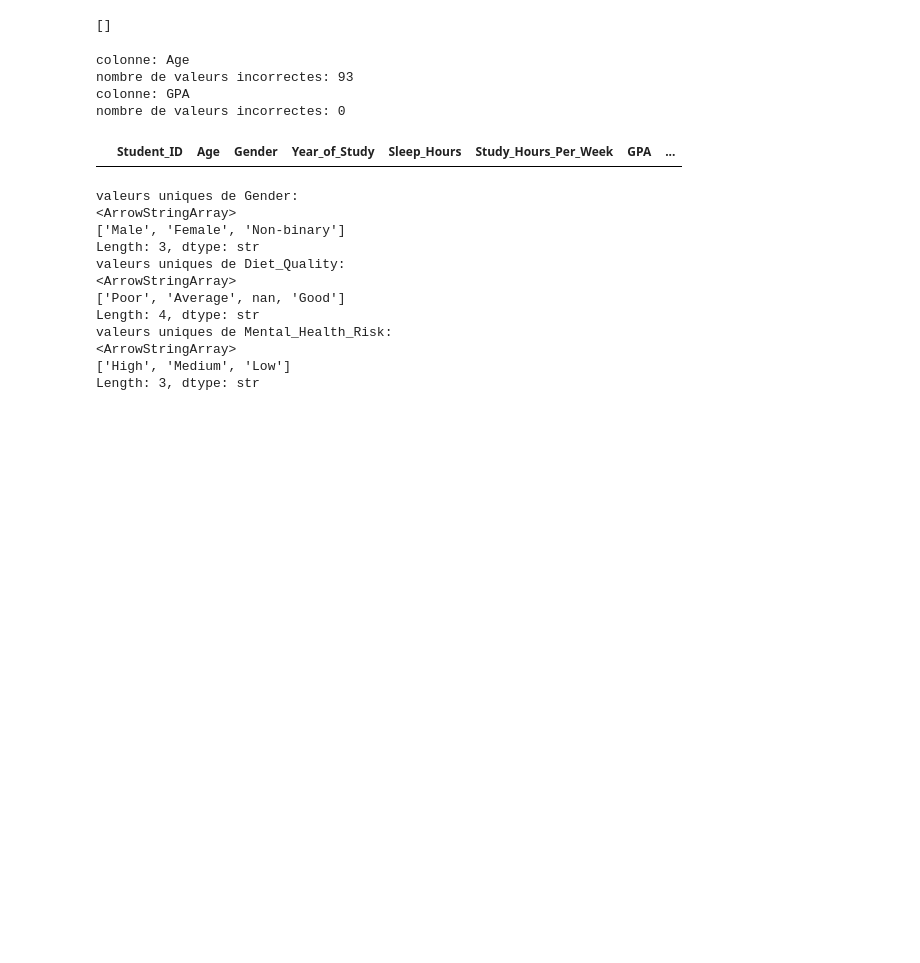
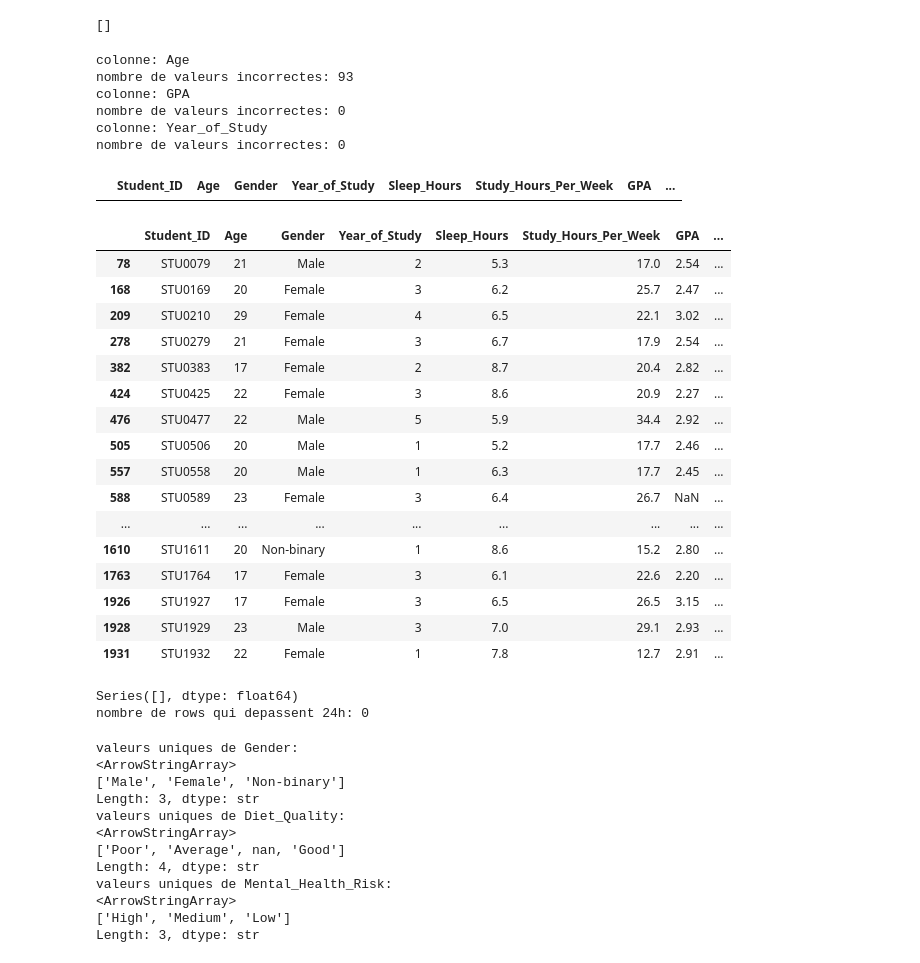
Before and after one commit to Hanane2001/mental_health_prediction, a Jupyter notebook: notebooks/01_exploration.ipynb, the cells around one changed output. Drawn from its saved outputs; the diff is of its cells as text; code cells hidden in the pictures; blank space fills up the shorter version.

```diff
--- a/notebooks/01_exploration.ipynb
+++ b/notebooks/01_exploration.ipynb
@@ -96,12 +97,46 @@ valeurs incorrectes: []
 # %%
 verifier_limites(df, "Age", 18, 30)
 verifier_limites(df, "GPA", 1.5, 4.0)
+verifier_limites(df, "Year_of_Study", 1, 5)
 # %% [output]
 colonne: Age
 nombre de valeurs incorrectes: 93
 colonne: GPA
 nombre de valeurs incorrectes: 0
+colonne: Year_of_Study
+nombre de valeurs incorrectes: 0
 |  | Student_ID | Age | Gender | Year_of_Study | Sleep_Hours | Study_Hours_Per_Week | GPA | ... |
+# %%
+mask = df["Social_Media_Hours"] > df["Screen_Time_Hours"]
+df.loc[mask]
+# print(mask.sum())
+# %% [output]
+|  | Student_ID | Age | Gender | Year_of_Study | Sleep_Hours | Study_Hours_Per_Week | GPA | ... |
+| 78 | STU0079 | 21 | Male | 2 | 5.3 | 17.0 | 2.54 | ... |
+| 168 | STU0169 | 20 | Female | 3 | 6.2 | 25.7 | 2.47 | ... |
+| 209 | STU0210 | 29 | Female | 4 | 6.5 | 22.1 | 3.02 | ... |
+| 278 | STU0279 | 21 | Female | 3 | 6.7 | 17.9 | 2.54 | ... |
+| 382 | STU0383 | 17 | Female | 2 | 8.7 | 20.4 | 2.82 | ... |
+| 424 | STU0425 | 22 | Female | 3 | 8.6 | 20.9 | 2.27 | ... |
+| 476 | STU0477 | 22 | Male | 5 | 5.9 | 34.4 | 2.92 | ... |
+| 505 | STU0506 | 20 | Male | 1 | 5.2 | 17.7 | 2.46 | ... |
+| 557 | STU0558 | 20 | Male | 1 | 6.3 | 17.7 | 2.45 | ... |
+| 588 | STU0589 | 23 | Female | 3 | 6.4 | 26.7 | NaN | ... |
+| ... | ... | ... | ... | ... | ... | ... | ... | ... |
+| 1610 | STU1611 | 20 | Non-binary | 1 | 8.6 | 15.2 | 2.80 | ... |
+| 1763 | STU1764 | 17 | Female | 3 | 6.1 | 22.6 | 2.20 | ... |
+| 1926 | STU1927 | 17 | Female | 3 | 6.5 | 26.5 | 3.15 | ... |
+| 1928 | STU1929 | 23 | Male | 3 | 7.0 | 29.1 | 2.93 | ... |
+| 1931 | STU1932 | 22 | Female | 1 | 7.8 | 12.7 | 2.91 | ... |
+# %%
+total_hours = df["Sleep_Hours"] + df["Screen_Time_Hours"]
+mask = total_hours > 24
+cpt = mask.sum()
+print(total_hours[mask])
+print(f"nombre de rows qui depassent 24h: {cpt}")
+# %% [output]
+Series([], dtype: float64)
+nombre de rows qui depassent 24h: 0
 # %%
 afficher_valeurs_uniques(df, "Gender")
 afficher_valeurs_uniques(df, "Diet_Quality")
```
Also changed, not shown: parts of 1 cell of this notebook, 8 other files.
